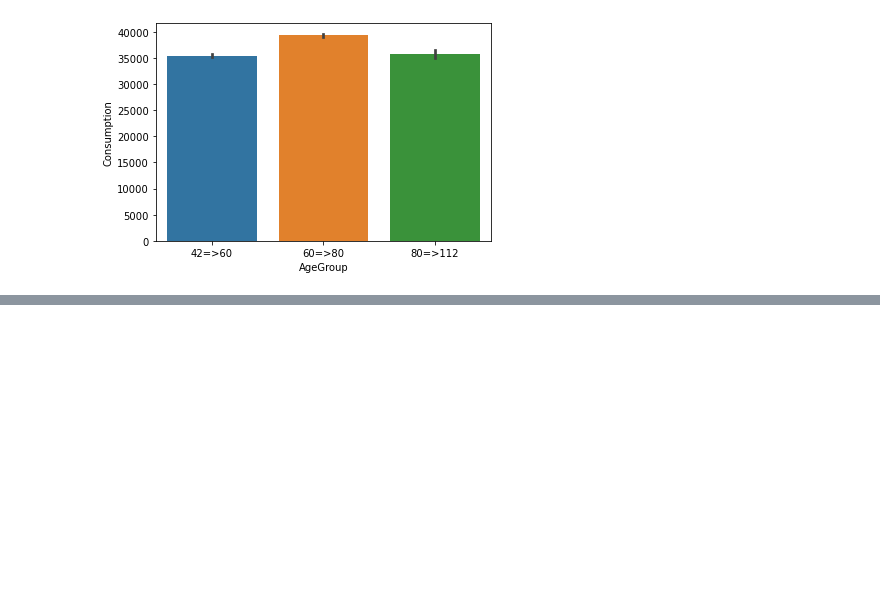
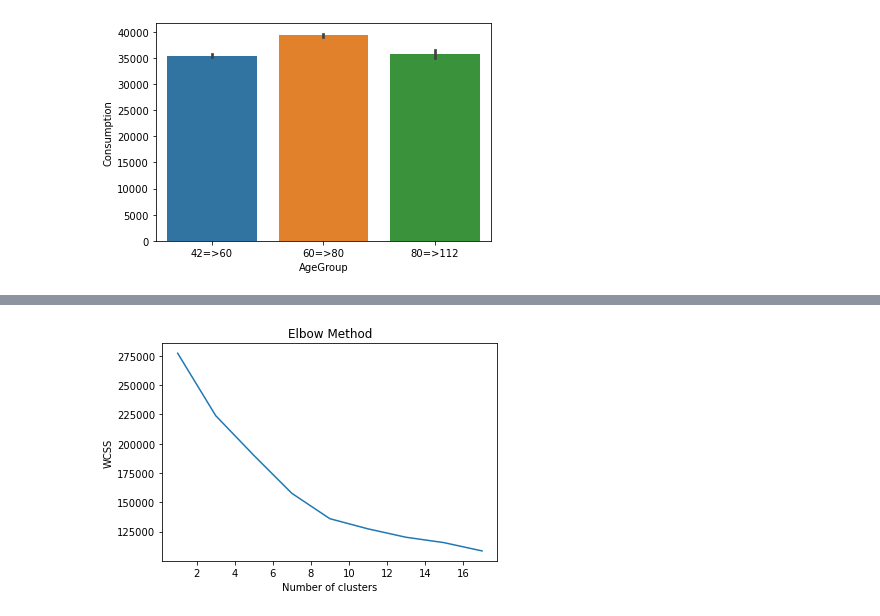
Before and after one commit to abdullah2297/ContosoRetailDWH-w--Python, a Jupyter notebook: ConnDB-CustomerAnaysis-Notebook.ipynb, the cells around one changed output, grey strips where cells are left out. Saved outputs shown, nothing was run; the diff lists cells and outputs as text; code cells hidden in the pictures; blank space fills up the shorter version.

```diff
--- a/ConnDB-CustomerAnaysis-Notebook.ipynb
+++ b/ConnDB-CustomerAnaysis-Notebook.ipynb
@@ -359,0 +617,9 @@ plt.show()
+# %%
+stand = StandardScaler()
+stand_data = stand.fit_transform(X_c)
+# %%
+wcss2 = []
+for n_c in range(1,19,2):
+    kmeans = KMeans(n_clusters=n_c, random_state=0)
+    kmeans.fit(stand_data)
+    wcss2.append(kmeans.inertia_)
@@ -359,0 +638,8 @@ plt.show()
+# %%
+plt.plot(range(1,19,2), wcss2)
+plt.title('Elbow Method')
+plt.xlabel('Number of clusters')
+plt.ylabel('WCSS')
+plt.show()
+# %% [output]
+[figure, added]
```
Also changed, not shown: parts of 70 cells of this notebook, 1 other file.
